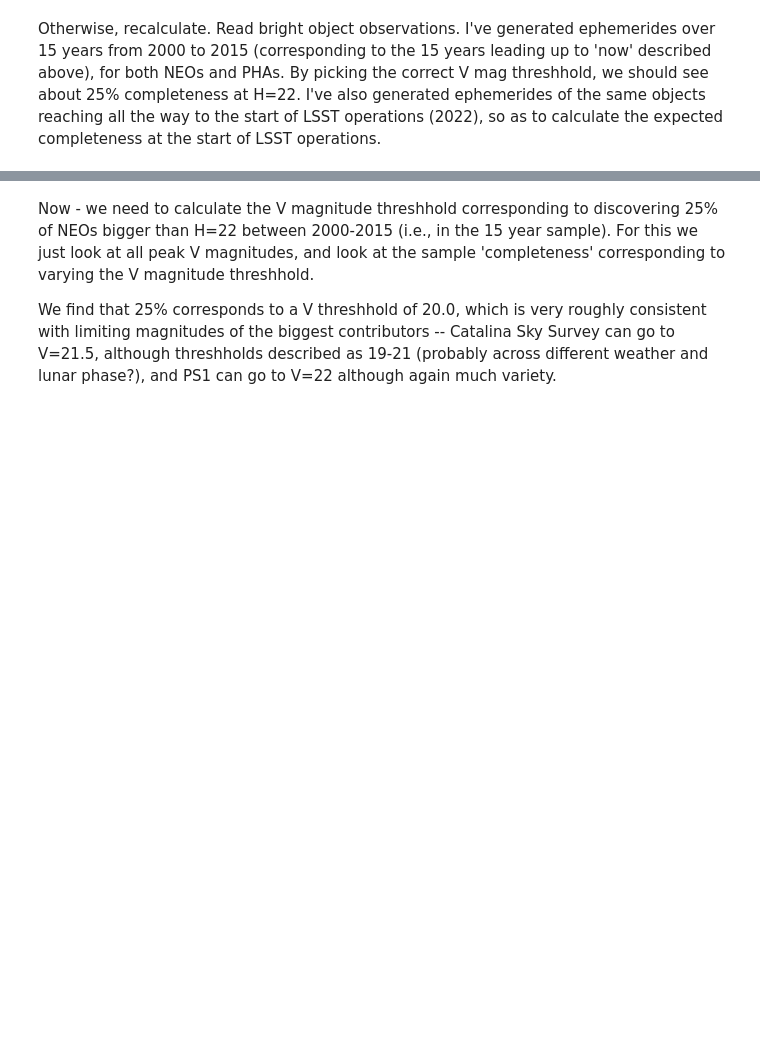
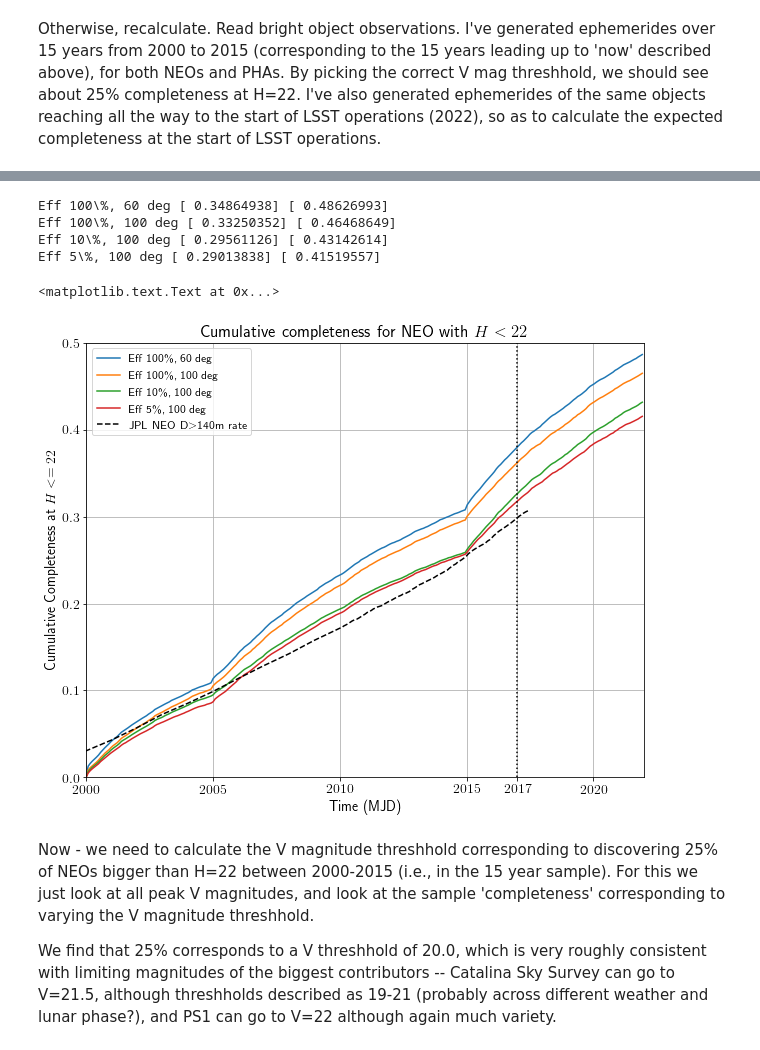
Before and after one commit to lsst-pst/neo_capabilities, a Jupyter notebook: Bright Objects Discovery Boost.ipynb, the cells around one changed output, grey strips where cells are left out. Drawn from its saved outputs; the diff is of its cells as text; code cells hidden in the pictures; blank space fills up the shorter version.

```diff
--- a/Bright Objects Discovery Boost.ipynb
+++ b/Bright Objects Discovery Boost.ipynb
@@ -100,6 +107,7 @@ ephemFile['pha22'] = os.path.join(ddir, 'phas_2k_22.dat')  # PHA ephems from 200
 ephemFile['neo22'] = os.path.join(ddir, 'neos_22.dat')  # NEO ephems from 2000-2022
 ephemFile['pha12'] = os.path.join(ddir, 'phas_2k_12.dat')  # PHA ephems from 2022-2034
 ephemFile['neo12'] = os.path.join(ddir, 'neos_12.dat')  # NEO ephems from 2022-2034
+ephemFile['neo5k_22'] = os.path.join(ddir, 'neos_5k_22.dat')
 
 ephems = {}
 for t in ephemFile:
@@ -188,0 +239,41 @@ Calculated and saved all metrics.
+# %%
+# Actual rate from CNEOS page (NEA-140m and larger)
+import pandas as pd
+import datetime
+cneos_data = pd.read_table('actual_rate_cneos.dat', delim_whitespace=True)
+neo140rate = cneos_data['NEA140'] / 25000.0
+cneos_data['pha'] = neo140rate
+cneos_data['Date'] = pd.to_datetime(cneos_data.Date)
+d = cneos_data.query('Date > 2000')
+t2015 = pd.to_datetime(['2015-01-01'])
+dyrs = (cneos_data.Date - t2015) / datetime.timedelta(days=365.25) + 2015
+# %%
+plt.figure(figsize=(10,8))
+years = (times - 57023) / 365.25 + 2015
+for kb, bundleNum in zip((knownBundle0, knownBundle1, knownBundle2, knownBundle3),
+                    ('Eff 100\%, 60 deg', 'Eff 100\%, 100 deg', 'Eff 10\%, 100 deg',  'Eff 5\%, 100 deg')):
+    comp = np.zeros(len(times), float)
+    for i, t in enumerate(times):
+        comp[i] = kb['neo5k_22'].summaryValues['CumulativeCompleteness@Time'][i][1]
+    plt.plot(years, comp, label='%s' % (bundleNum))
+    #plt.plot(years, comp*0.6, linestyle=':')
+    idx2016 = np.where(np.abs(times - 57388) == np.abs(times - 57388).min())
+    idx2022 = np.where(np.abs(times - 59580) == np.abs(times - 59580).min())
+    print(bundleNum, comp[idx2016], comp[idx2022])
+plt.plot(dyrs, neo140rate, color='k', linestyle='--', label=r'JPL NEO D$>$140m rate')
+plt.xlim(2000, 2022)
+plt.xticks([2000, 2005, 2010, 2015, 2017, 2020])
+plt.ylim(0, 0.5)
+plt.legend(loc='upper left', fancybox=True, fontsize='smaller', numpoints=1)
+plt.xlabel('Time (MJD)')
+plt.ylabel('Cumulative Completeness at $H<=22$')
+plt.axvline(2017, color='k', linestyle=':')
+plt.grid(True)
+plt.title('Cumulative completeness for NEO with $H<22$')
+# %% [output]
+Eff 100\%, 60 deg [ 0.34864938] [ 0.48626993]
+Eff 100\%, 100 deg [ 0.33250352] [ 0.46468649]
+Eff 10\%, 100 deg [ 0.29561126] [ 0.43142614]
+Eff 5\%, 100 deg [ 0.29013838] [ 0.41519557]
+<matplotlib.text.Text at 0x...>
+[figure, added]
```
Also changed, not shown: parts of 27 cells of this notebook.
